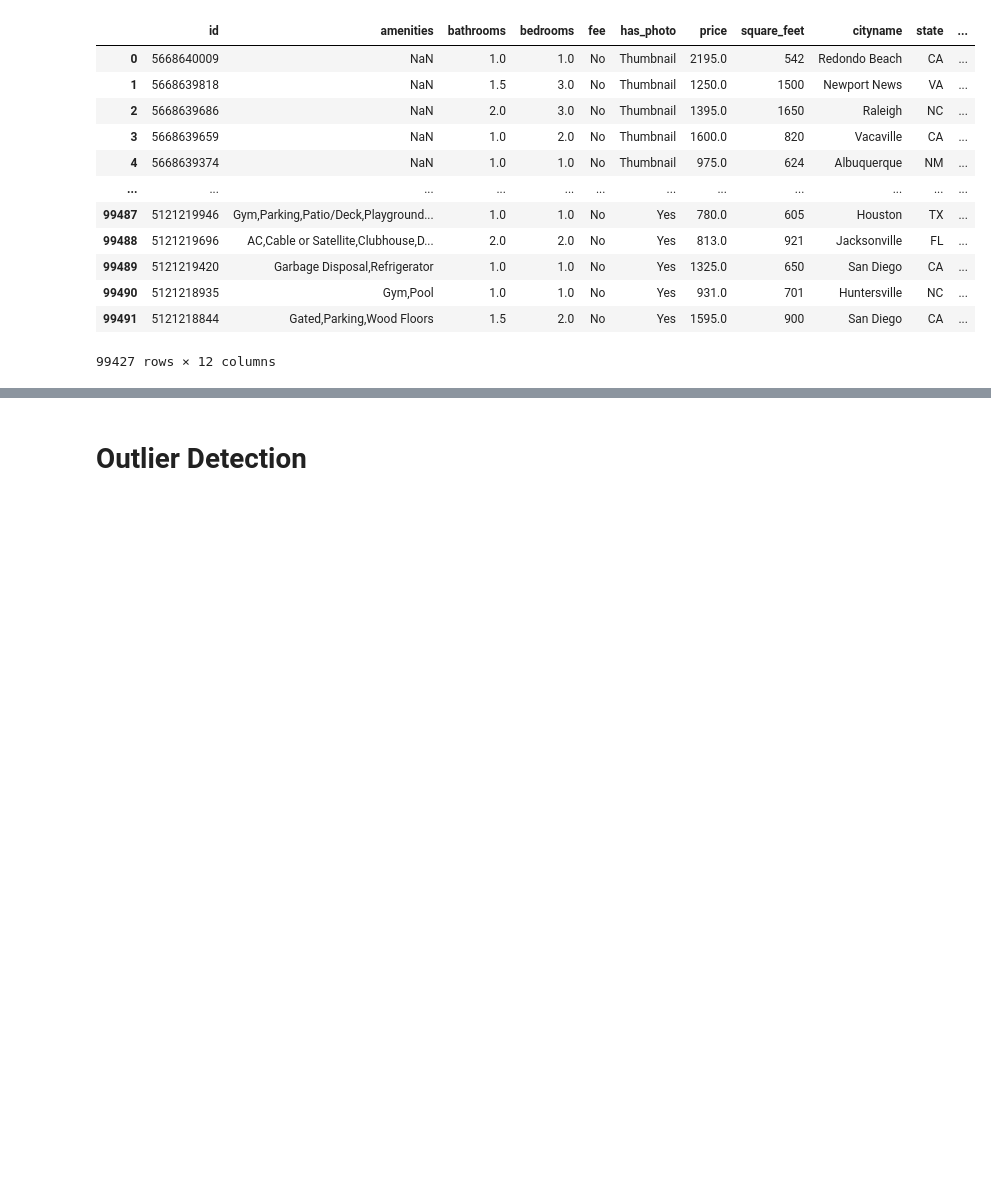
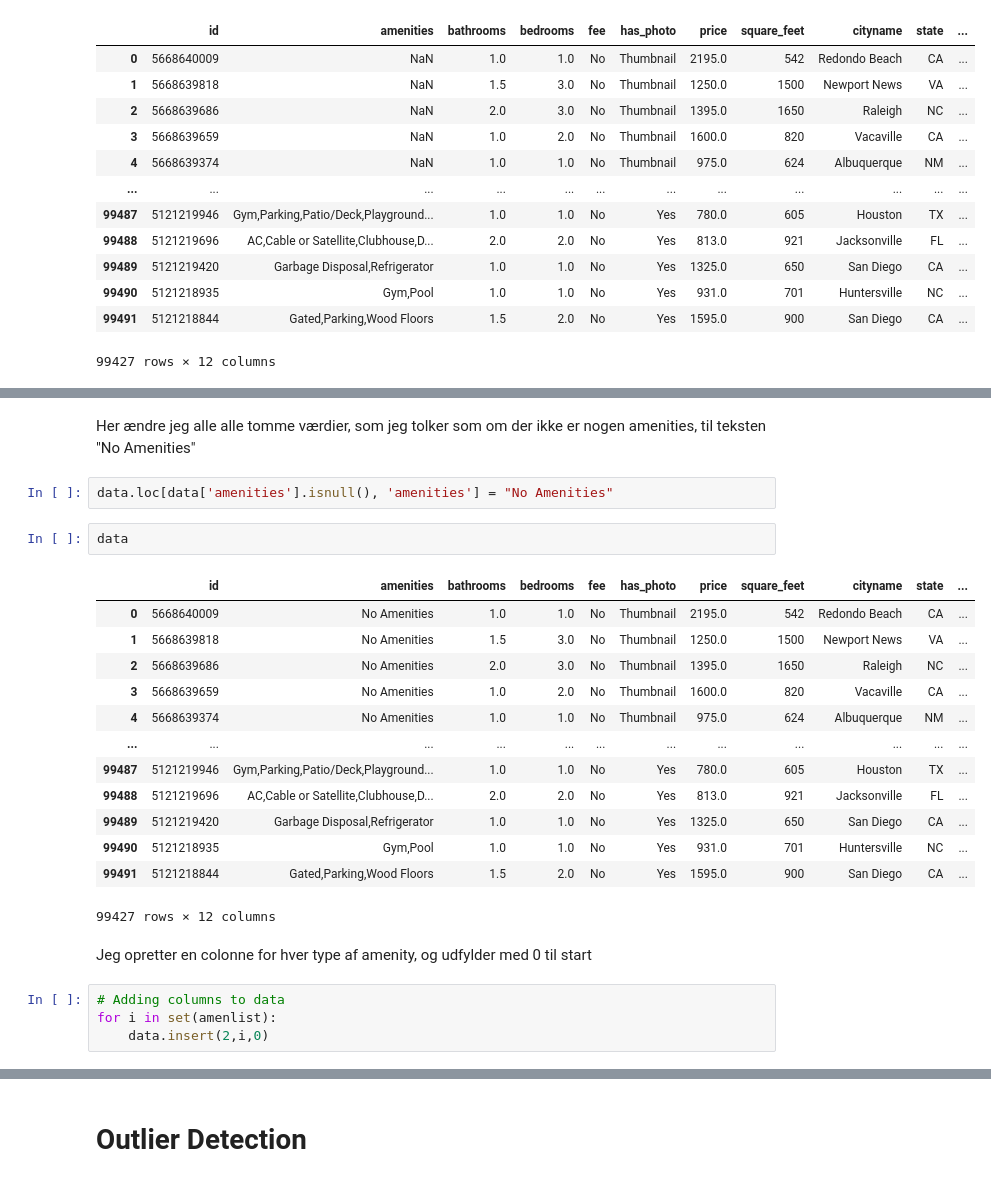
Before and after one commit to Mathias1997/Projekt-Rentprice, a Jupyter notebook: rent_price_exam.ipynb, the cells around one changed output, grey strips where cells are left out. Drawn from its saved outputs; the diff is of its cells as text; blank space fills up the shorter version.

```diff
--- a/rent_price_exam.ipynb
+++ b/rent_price_exam.ipynb
@@ -124,0 +161,26 @@ data
+# %% [markdown]
+Her ændre jeg alle alle tomme værdier, som jeg tolker som om der ikke er nogen amenities, til teksten "No Amenities"
+# %%
+data.loc[data['amenities'].isnull(), 'amenities'] = "No Amenities"
+# %%
+data
+# %% [output]
+|  | id | amenities | bathrooms | bedrooms | fee | has_photo | price | square_feet | cityname | state | ... |
+| 0 | 5668640009 | No Amenities | 1.0 | 1.0 | No | Thumbnail | 2195.0 | 542 | Redondo Beach | CA | ... |
+| 1 | 5668639818 | No Amenities | 1.5 | 3.0 | No | Thumbnail | 1250.0 | 1500 | Newport News | VA | ... |
+| 2 | 5668639686 | No Amenities | 2.0 | 3.0 | No | Thumbnail | 1395.0 | 1650 | Raleigh | NC | ... |
+| 3 | 5668639659 | No Amenities | 1.0 | 2.0 | No | Thumbnail | 1600.0 | 820 | Vacaville | CA | ... |
+| 4 | 5668639374 | No Amenities | 1.0 | 1.0 | No | Thumbnail | 975.0 | 624 | Albuquerque | NM | ... |
+| ... | ... | ... | ... | ... | ... | ... | ... | ... | ... | ... | ... |
+| 99487 | 5121219946 | Gym,Parking,Patio/Deck,Playground... | 1.0 | 1.0 | No | Yes | 780.0 | 605 | Houston | TX | ... |
+| 99488 | 5121219696 | AC,Cable or Satellite,Clubhouse,D... | 2.0 | 2.0 | No | Yes | 813.0 | 921 | Jacksonville | FL | ... |
+| 99489 | 5121219420 | Garbage Disposal,Refrigerator | 1.0 | 1.0 | No | Yes | 1325.0 | 650 | San Diego | CA | ... |
+| 99490 | 5121218935 | Gym,Pool | 1.0 | 1.0 | No | Yes | 931.0 | 701 | Huntersville | NC | ... |
+| 99491 | 5121218844 | Gated,Parking,Wood Floors | 1.5 | 2.0 | No | Yes | 1595.0 | 900 | San Diego | CA | ... |
+99427 rows × 12 columns
+# %% [markdown]
+Jeg opretter en colonne for hver type af amenity, og udfylder med 0 til start
+# %%
+# Adding columns to data
+for i in set(amenlist):
+    data.insert(2,i,0)
```
Also changed, not shown: parts of 13 cells of this notebook.
